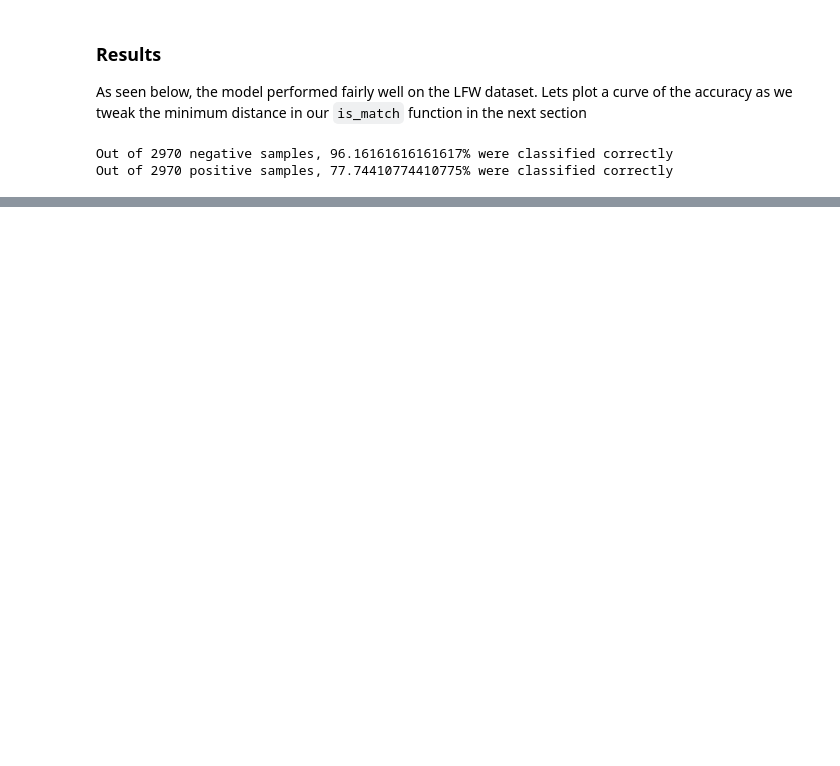
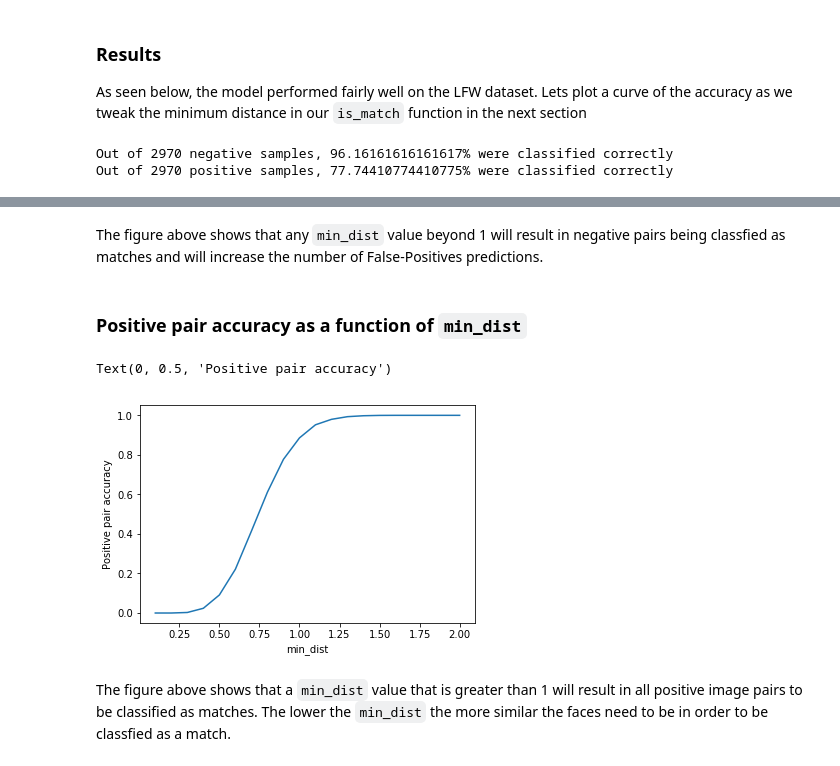
Before and after one commit to atbe/CSE-841-FaceNet-Project, a Jupyter notebook: src/CSE841-ahmedibr-FaceNet-Project.ipynb, the cells around one changed output, grey strips where cells are left out. Drawn from its saved outputs; the diff is of its cells as text; code cells hidden in the pictures; blank space fills up the shorter version.

```diff
--- a/src/CSE841-ahmedibr-FaceNet-Project.ipynb
+++ b/src/CSE841-ahmedibr-FaceNet-Project.ipynb
@@ -386,0 +406,14 @@ Out of 2970 positive samples, 77.74410774410775% were classified correctly
+# %% [markdown]
+The figure above shows that any `min_dist` value beyond 1 will result in negative pairs being classfied as matches and will increase the number of False-Positives predictions.
+# %% [markdown]
+### Positive pair accuracy as a function of `min_dist`
+# %%
+# accuracy indicies: positive_count, positive_score, negative_count, negative_score
+plt.plot(min_distances, [float(a[1] / a[0]) for a in accuracies])
+plt.xlabel('min_dist')
+plt.ylabel('Positive pair accuracy')
+# %% [output]
+Text(0, 0.5, 'Positive pair accuracy')
+[figure, added]
+# %% [markdown]
+The figure above shows that a `min_dist` value that is greater than 1 will result in all positive image pairs to be classified as matches. The lower the `min_dist` the more similar the faces need to be in order to be classfied as a match.
```
Also changed, not shown: parts of 8 cells of this notebook, 3 other files.
